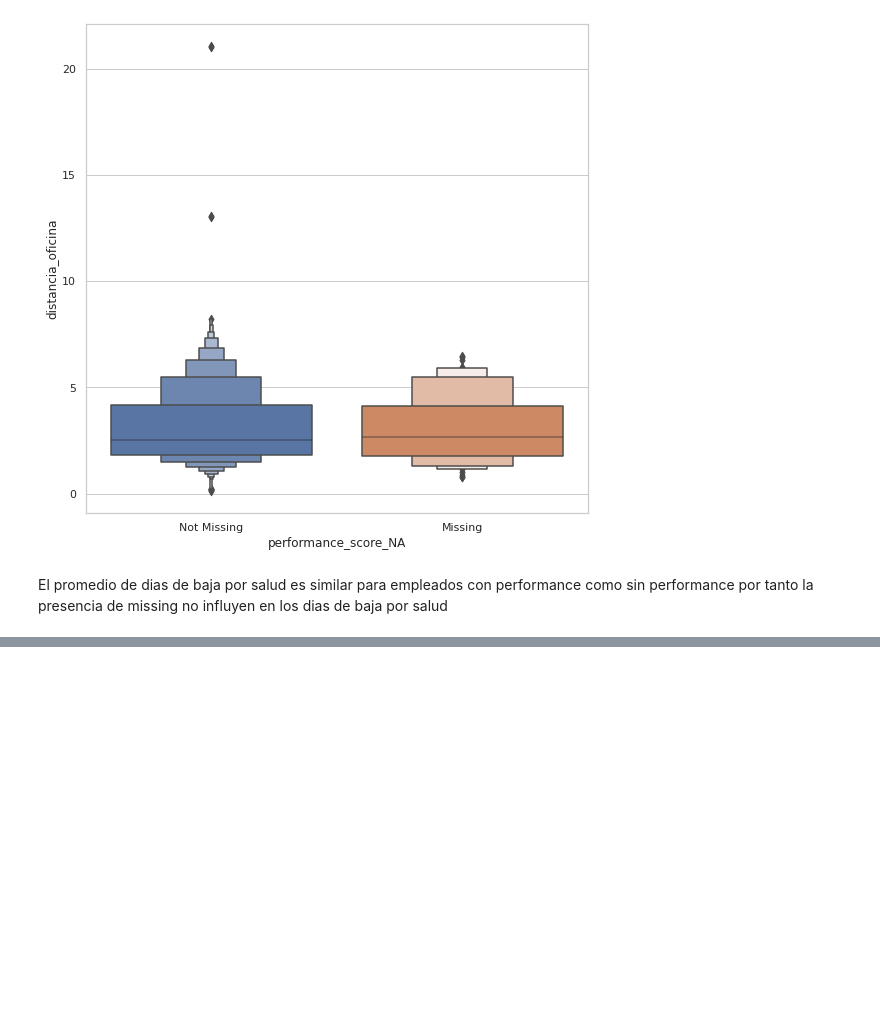
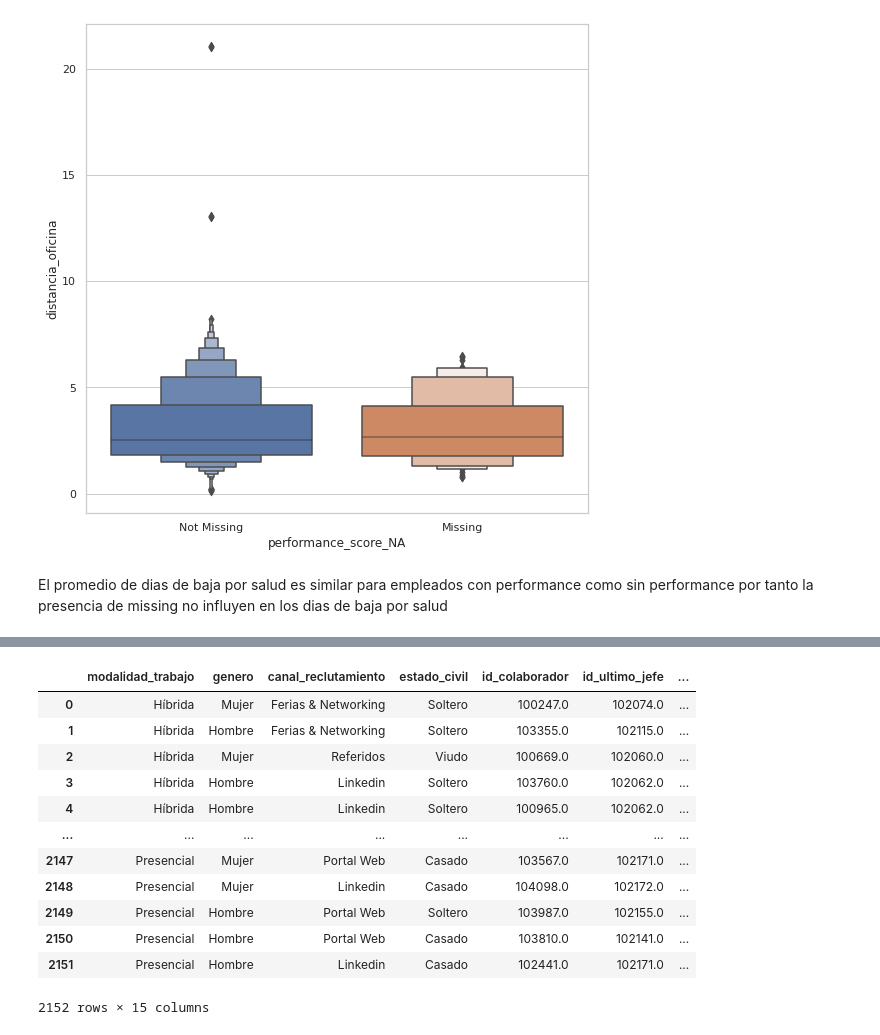
Before and after one commit to Freakscode/hackaton-indra, a Jupyter notebook: Datos_Hackaton/analisis_missing_train.ipynb, the cells around one changed output, grey strips where cells are left out. Saved outputs shown, nothing was run; the diff lists cells and outputs as text; code cells hidden in the pictures; blank space fills up the shorter version.

```diff
--- a/Datos_Hackaton/analisis_missing_train.ipynb
+++ b/Datos_Hackaton/analisis_missing_train.ipynb
@@ -462,0 +583,2 @@ El promedio de dias de baja por salud es similar para empleados con performance
+# %%
+df = df_tra.copy(deep=True)
@@ -462,0 +606,16 @@ El promedio de dias de baja por salud es similar para empleados con performance
+# %%
+# librerias
+import sklearn.impute
+from sklearn.neighbors import KNeighborsRegressor
+import sklearn.compose
+
+# creamos el imputador con knn
+knn_imputer = sklearn.impute.KNNImputer()
+
+# copia del dataframe
+df_knn = df.copy(deep=True)
+
+# imputacion de los valores faltantes
+df_knn.iloc[:, :] = knn_imputer.fit_transform(df).round()
+
+df_knn.isnull().sum()
@@ -462,0 +672,25 @@ El promedio de dias de baja por salud es similar para empleados con performance
+# %%
+df_knn[categorical_v] = (
+    categorical_transformer # funcion que transforma los valores
+    .named_transformers_    # nombre de las transformaciones realizadas a los datos
+    .ordinalencoder
+    .inverse_transform(
+        X=df_knn[categorical_v]
+    )
+)
+
+df_knn
+# %% [output]
+|  | modalidad_trabajo | genero | canal_reclutamiento | estado_civil | id_colaborador | id_ultimo_jefe | ... |
+| 0 | Híbrida | Mujer | Ferias & Networking | Soltero | 100247.0 | 102074.0 | ... |
+| 1 | Híbrida | Hombre | Ferias & Networking | Soltero | 103355.0 | 102115.0 | ... |
+| 2 | Híbrida | Mujer | Referidos | Viudo | 100669.0 | 102060.0 | ... |
+| 3 | Híbrida | Hombre | Linkedin | Soltero | 103760.0 | 102062.0 | ... |
+| 4 | Híbrida | Hombre | Linkedin | Soltero | 100965.0 | 102062.0 | ... |
+| ... | ... | ... | ... | ... | ... | ... | ... |
+| 2147 | Presencial | Mujer | Portal Web | Casado | 103567.0 | 102171.0 | ... |
+| 2148 | Presencial | Mujer | Linkedin | Casado | 104098.0 | 102172.0 | ... |
+| 2149 | Presencial | Hombre | Portal Web | Soltero | 103987.0 | 102155.0 | ... |
+| 2150 | Presencial | Hombre | Portal Web | Casado | 103810.0 | 102141.0 | ... |
+| 2151 | Presencial | Hombre | Linkedin | Casado | 102441.0 | 102171.0 | ... |
+2152 rows × 15 columns
```
Also changed, not shown: parts of 16 cells of this notebook, 1 other file.
